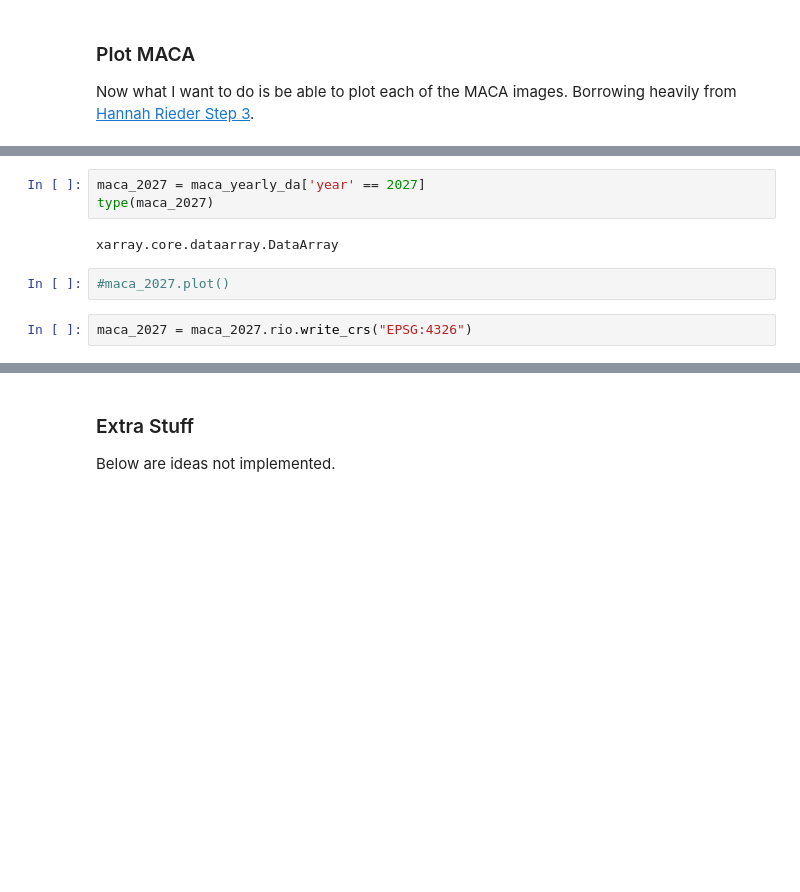
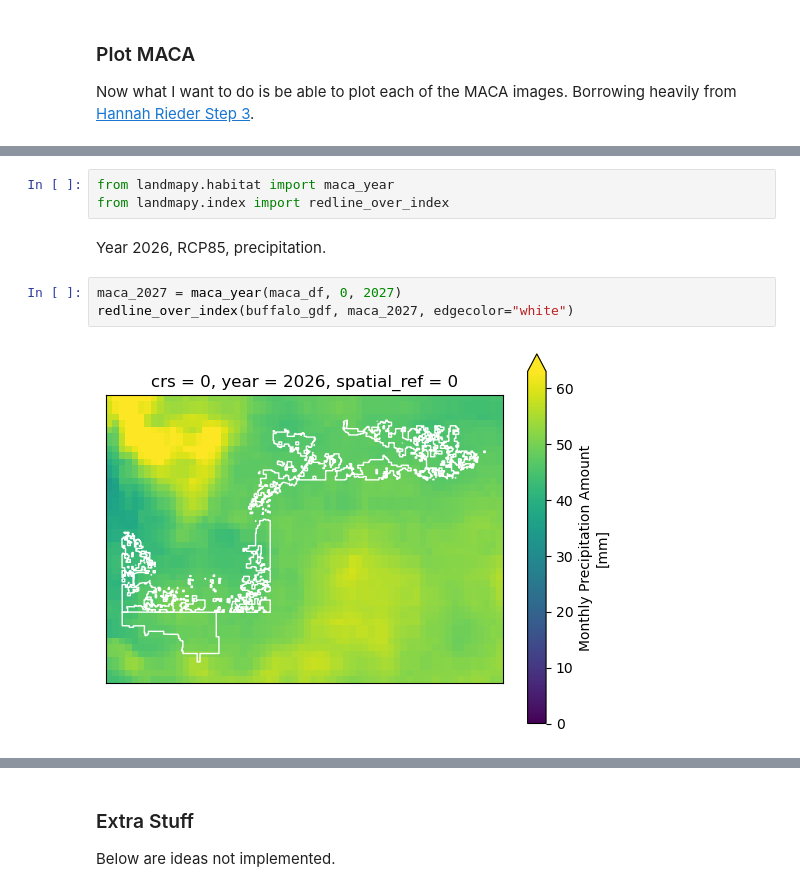
Before and after one commit to byandell-envsys/habitatSuitability, a Jupyter notebook: 2_1_download_model_vars.ipynb, the cells around one changed output, grey strips where cells are left out. Drawn from its saved outputs; the diff is of its cells as text; blank space fills up the shorter version.

```diff
--- a/2_1_download_model_vars.ipynb
+++ b/2_1_download_model_vars.ipynb
@@ -224,9 +145,10 @@ Not working yet
-# %%
-maca_2027 = maca_yearly_da['year' == 2027]
-type(maca_2027)
-# %% [output]
-xarray.core.dataarray.DataArray
-# %%
-#maca_2027.plot()
-# %%
-maca_2027 = maca_2027.rio.write_crs("EPSG:4326")
+# %%
+from landmapy.habitat import maca_year
+from landmapy.index import redline_over_index
+# %% [markdown]
+Year 2026, RCP85, precipitation.
+# %%
+maca_2027 = maca_year(maca_df, 0, 2027)
+redline_over_index(buffalo_gdf, maca_2027, edgecolor="white")
+# %% [output]
+[figure, added]
```
Also changed, not shown: parts of 32 cells of this notebook.
